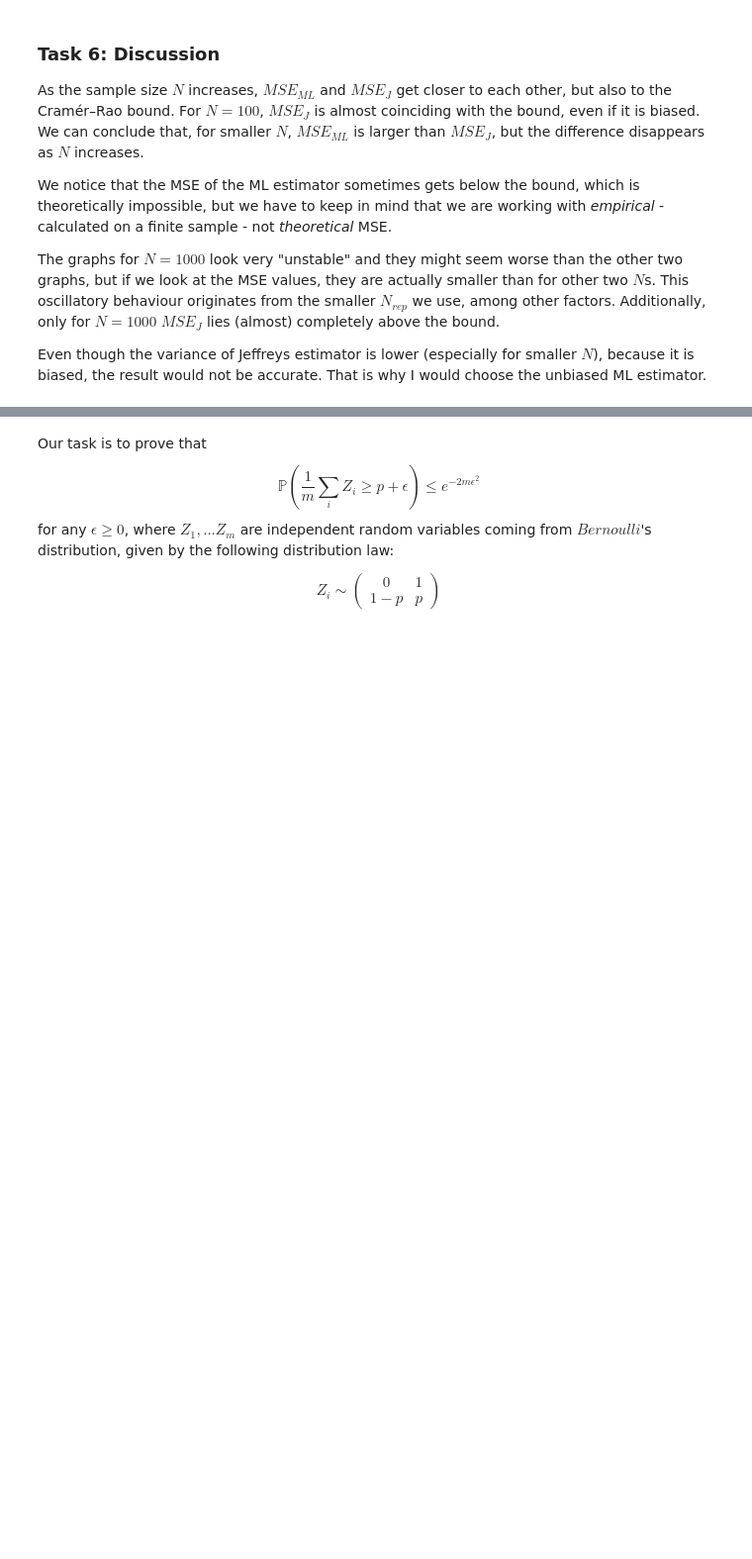
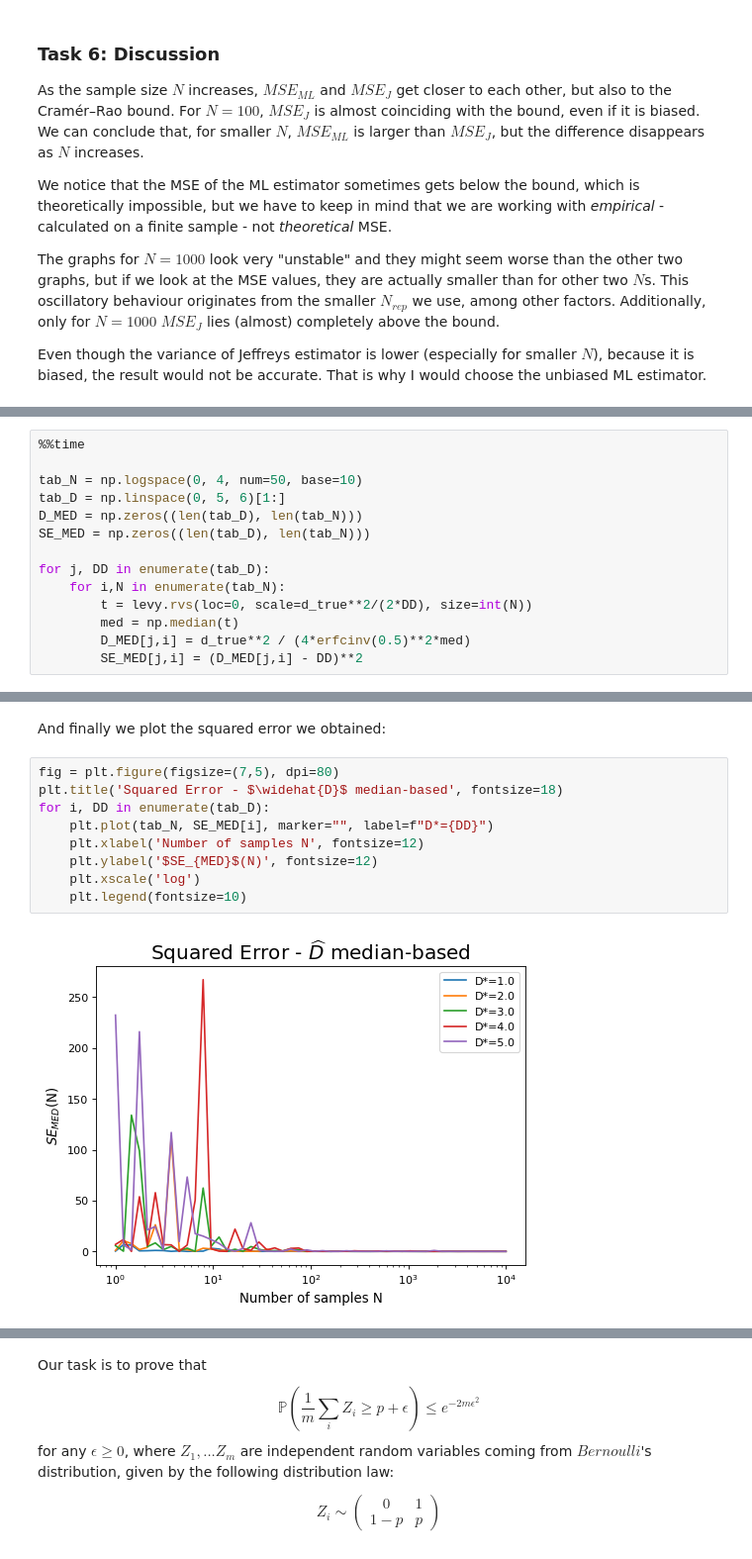
Before and after one commit to rluka/FundamentalLearningEPFL, a Jupyter notebook: Homeworks/Homework1/homework1.ipynb, the cells around one changed output, grey strips where cells are left out. Shown at 99% size. Drawn from its saved outputs; the diff is of its cells as text; blank space fills up the shorter version.

```diff
--- a/Homeworks/Homework1/homework1.ipynb
+++ b/Homeworks/Homework1/homework1.ipynb
@@ -412,0 +415,14 @@ Even though the variance of Jeffreys estimator is lower (especially for smaller
+# %%
+%%time
+
+tab_N = np.logspace(0, 4, num=50, base=10)
+tab_D = np.linspace(0, 5, 6)[1:]
+D_MED = np.zeros((len(tab_D), len(tab_N)))
+SE_MED = np.zeros((len(tab_D), len(tab_N)))
+
+for j, DD in enumerate(tab_D):
+    for i,N in enumerate(tab_N):
+        t = levy.rvs(loc=0, scale=d_true**2/(2*DD), size=int(N))
+        med = np.median(t)
+        D_MED[j,i] = d_true**2 / (4*erfcinv(0.5)**2*med)
+        SE_MED[j,i] = (D_MED[j,i] - DD)**2
@@ -412,0 +432,13 @@ Even though the variance of Jeffreys estimator is lower (especially for smaller
+# %% [markdown]
+And finally we plot the squared error we obtained:
+# %%
+fig = plt.figure(figsize=(7,5), dpi=80)
+plt.title('Squared Error - $\widehat{D}$ median-based', fontsize=18)
+for i, DD in enumerate(tab_D):
+    plt.plot(tab_N, SE_MED[i], marker="", label=f"D*={DD}")
+    plt.xlabel('Number of samples N', fontsize=12)
+    plt.ylabel('$SE_{MED}$(N)', fontsize=12)
+    plt.xscale('log')
+    plt.legend(fontsize=10)
+# %% [output]
+[figure, added]
```
Also changed, not shown: parts of 48 cells of this notebook.
